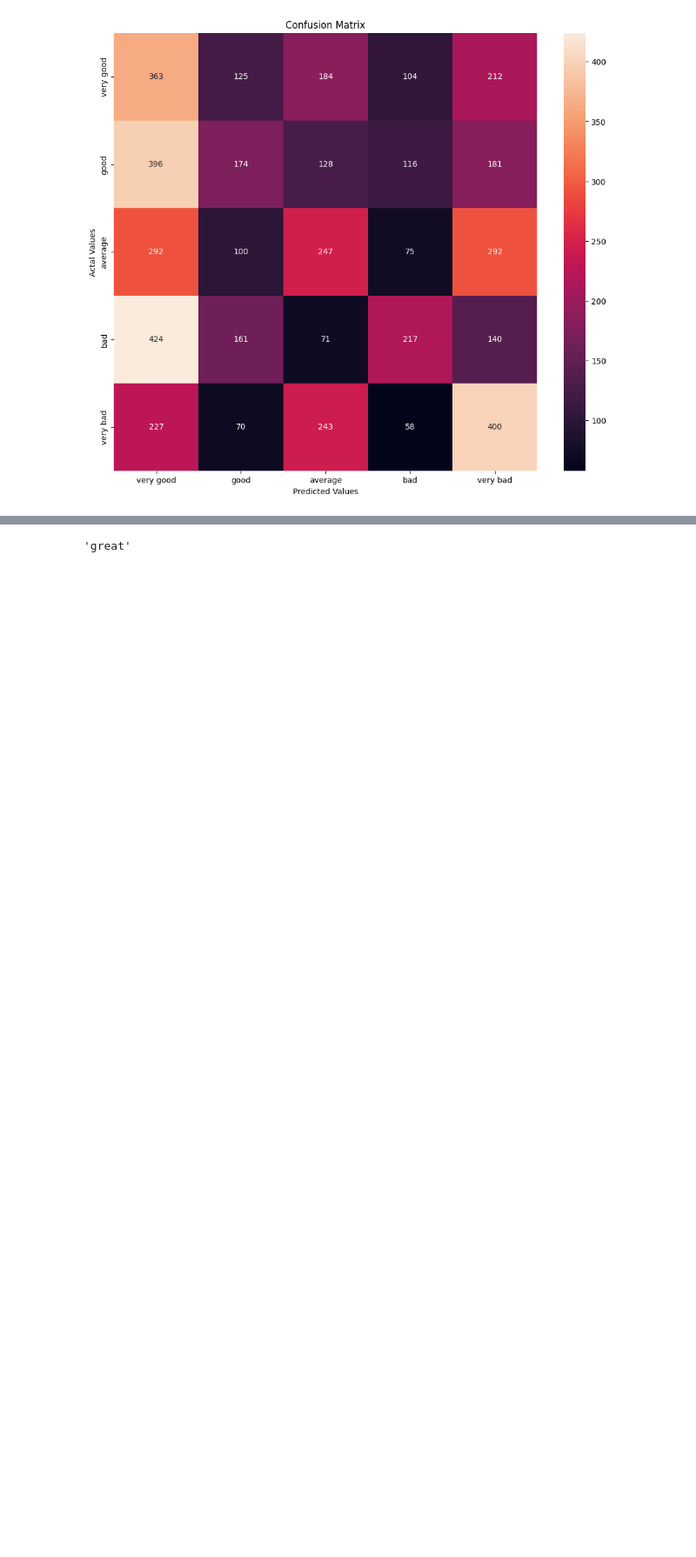
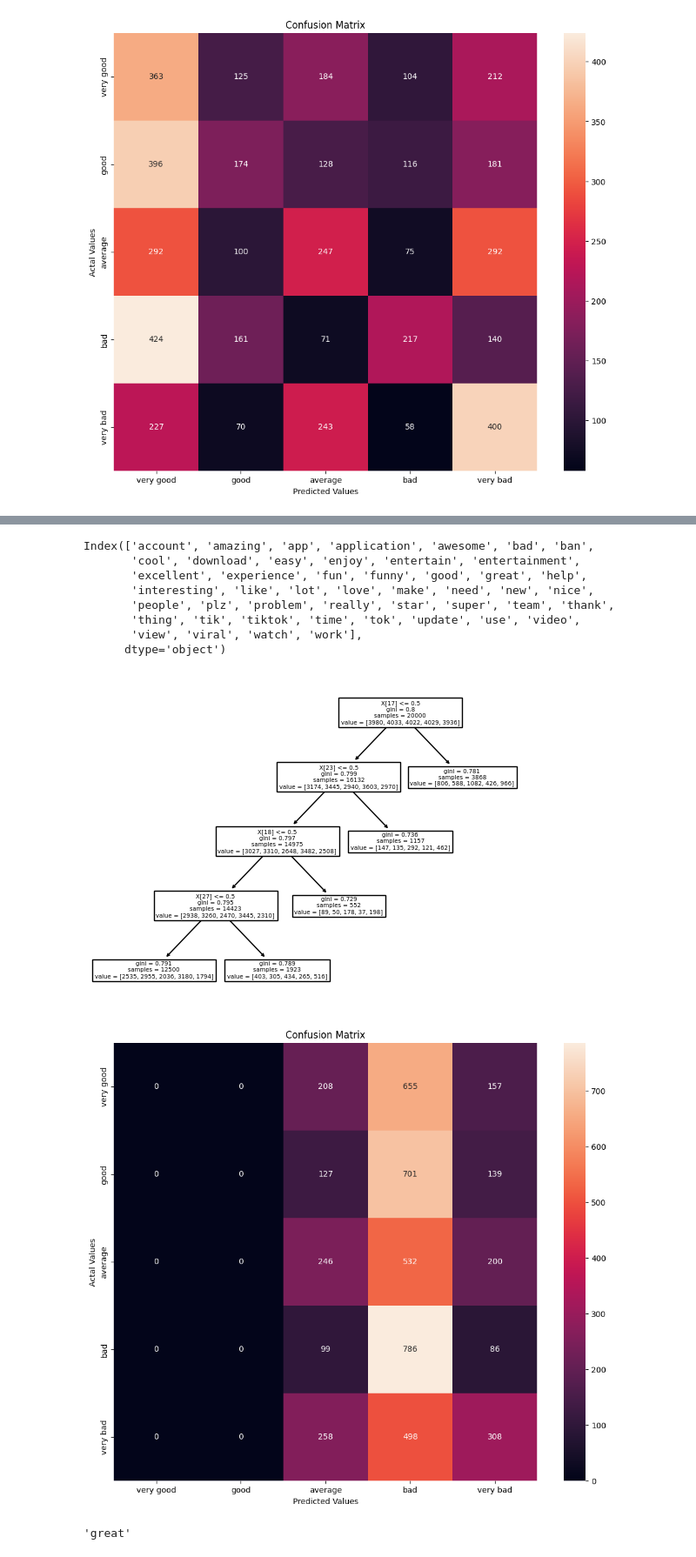
Before and after one commit to XingyuChenTim/project-port, a Jupyter notebook: dt_nb_svm.ipynb, the cells around one changed output, grey strips where cells are left out. Shown at 87% size. Cells and saved outputs as stored; diff of their text form; code cells hidden in the pictures; blank space fills up the shorter version.

```diff
--- a/dt_nb_svm.ipynb
+++ b/dt_nb_svm.ipynb
@@ -365,3 +453,75 @@ Index(['amazing', 'app', 'application', 'awesome', 'bad', 'ban', 'cool',
+# %%
+#@@@@@@@@@@@@@@@@@@@@@@@@@@@@@@@@@@@@@
+#########################################################
+#############    Decision Trees   #######################
+#########################################################
+#@@@@@@@@@@@@@@@@@@@@@@@@@@@@@@@@@@@@@@
+## In Python - the Decision Trees work ONLY on numeric data
+
+### TEST
+#print(StudentTestLabels_Num)
+#print(StudentTestData_Num)
+### TRAIN - Num
+#print(StudentTrainLabels_Num)
+#print(StudentTrainData_Num)
+
+#---------------------------------------------
+
+from sklearn.tree import DecisionTreeClassifier
+from sklearn import tree
+import matplotlib.pyplot as plt
+## conda install python-graphviz
+## restart kernel (click the little red x next to the Console)
+import graphviz
+from sklearn.metrics import confusion_matrix
+
+#https://scikit-learn.org/stable/modules/generated/sklearn.tree.DecisionTreeClassifier.html
+MyDT_R=DecisionTreeClassifier(criterion='gini', ##"entropy" or "gini"
+                            splitter='best',  ## or "random" or "best"
+                            max_depth=None,
+                            min_samples_split=2,
+                            min_samples_leaf=1,
+                            min_weight_fraction_leaf=0.0,
+                            max_features=None,
+                            random_state=None,
+                            max_leaf_nodes=5,
+                            min_impurity_decrease=0.0,
+                            min_impurity_split=None,
+                            class_weight=None)
+
+## perform DT
+MyDT_R.fit(TrainDF1, Train1Labels)
+    ## plot the tree
+tree.plot_tree(MyDT_R)
+
+feature_namesR=TrainDF1.columns
+print(feature_namesR)
+
+Prediction2 = MyDT_R.predict(TestDF1)
+import seaborn as sns
+from sklearn.metrics import ConfusionMatrixDisplay
+cnf_matrix2 = confusion_matrix(Test1Labels, Prediction2)
+cm_df2 = pd.DataFrame(cnf_matrix2,
+                     index = ['very good', 'good', 'average', 'bad','very bad'],
+                     columns = ['very good', 'good', 'average', 'bad','very bad'])
+#Plotting the confusion matrix
+plt.figure(figsize=(12,10))
+sns.heatmap(cm_df2, annot=True, fmt='g')
+plt.title('Confusion Matrix')
+plt.ylabel('Actal Values')
+plt.xlabel('Predicted Values')
+plt.show()
+# %% [output]
+Index(['account', 'amazing', 'app', 'application', 'awesome', 'bad', 'ban',
+       'cool', 'download', 'easy', 'enjoy', 'entertain', 'entertainment',
+       'excellent', 'experience', 'fun', 'funny', 'good', 'great', 'help',
+       'interesting', 'like', 'lot', 'love', 'make', 'need', 'new', 'nice',
+       'people', 'plz', 'problem', 'really', 'star', 'super', 'team', 'thank',
+       'thing', 'tik', 'tiktok', 'time', 'tok', 'update', 'use', 'video',
+       'view', 'viral', 'watch', 'work'],
+      dtype='object')
+[figure, added]
+[figure, added]
 # %%
 feature_namesR[17]
 # %% [output]
```
Also changed, not shown: parts of 11 cells of this notebook, 13 other files.
